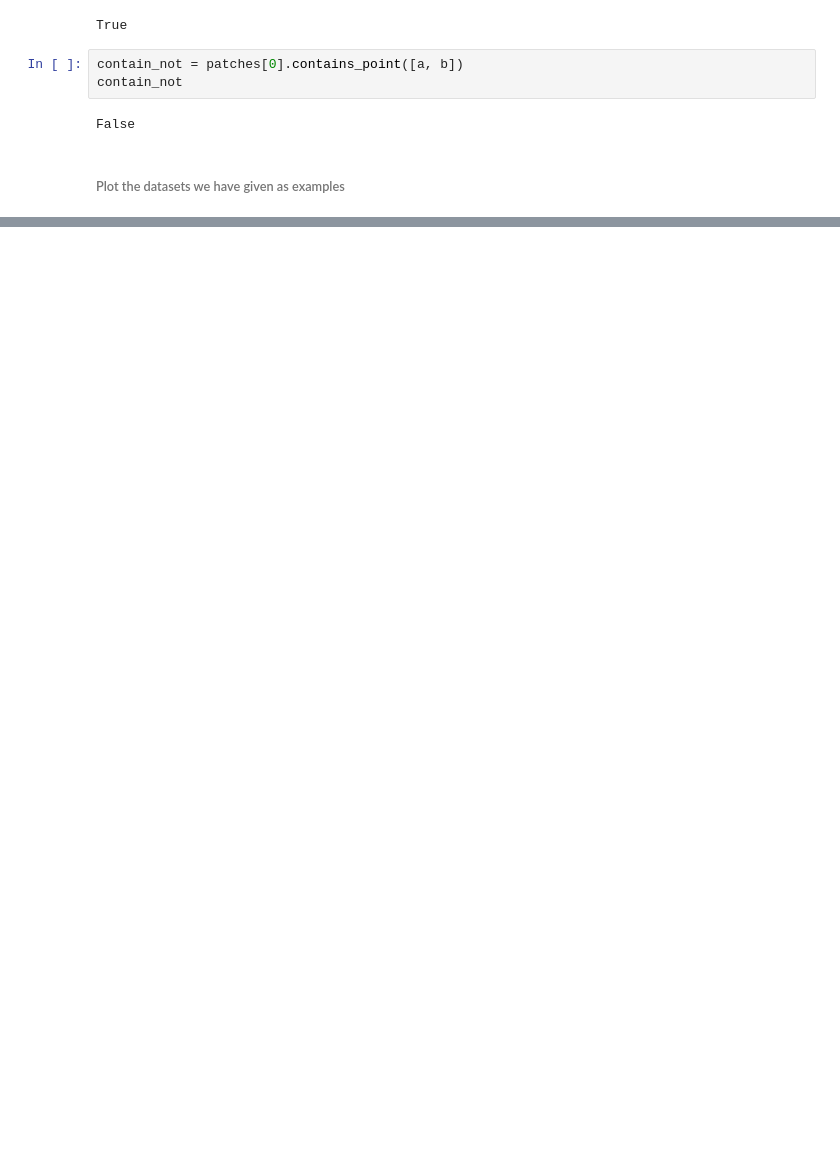
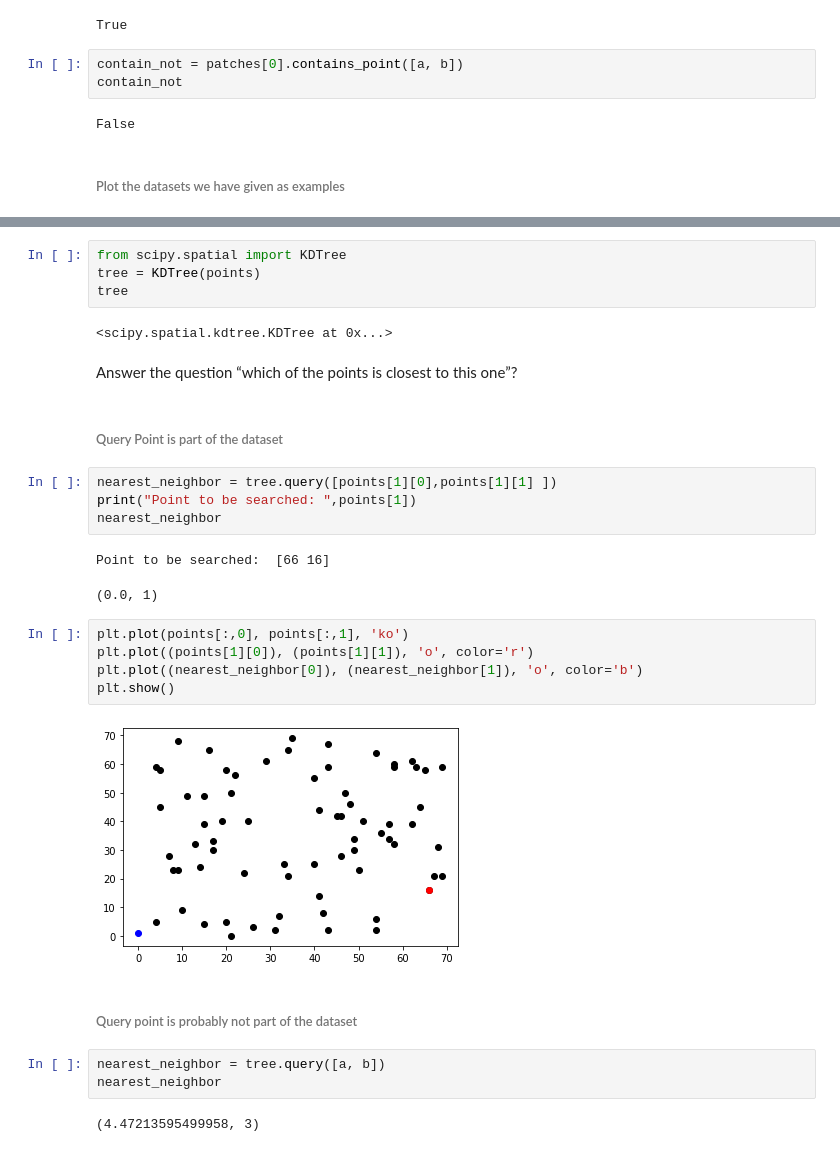
Before and after one commit to TsFotini/Computational_Geometry, a Jupyter notebook: Geometry03/Untitled.ipynb, the cells around one changed output, grey strips where cells are left out. Saved outputs shown, nothing was run; the diff lists cells and outputs as text; blank space fills up the shorter version.

```diff
--- a/Geometry03/Untitled.ipynb
+++ b/Geometry03/Untitled.ipynb
@@ -345,0 +356,31 @@ ax.add_artist(circle1)
+# %%
+from scipy.spatial import KDTree
+tree = KDTree(points)
+tree
+# %% [output]
+<scipy.spatial.kdtree.KDTree at 0x...>
+# %% [markdown]
+Answer the question “which of the points is closest to this one”?
+# %% [markdown]
+###### Query Point is part of the dataset
+# %%
+nearest_neighbor = tree.query([points[1][0],points[1][1] ])
+print("Point to be searched: ",points[1])
+nearest_neighbor
+# %% [output]
+Point to be searched:  [66 16]
+(0.0, 1)
+# %%
+plt.plot(points[:,0], points[:,1], 'ko')
+plt.plot((points[1][0]), (points[1][1]), 'o', color='r')
+plt.plot((nearest_neighbor[0]), (nearest_neighbor[1]), 'o', color='b')
+plt.show()
+# %% [output]
+[figure, added]
+# %% [markdown]
+###### Query point is probably not part of the dataset
+# %%
+nearest_neighbor = tree.query([a, b])
+nearest_neighbor
+# %% [output]
+(4.47213595499958, 3)
```
Also changed, not shown: parts of 32 cells of this notebook.
